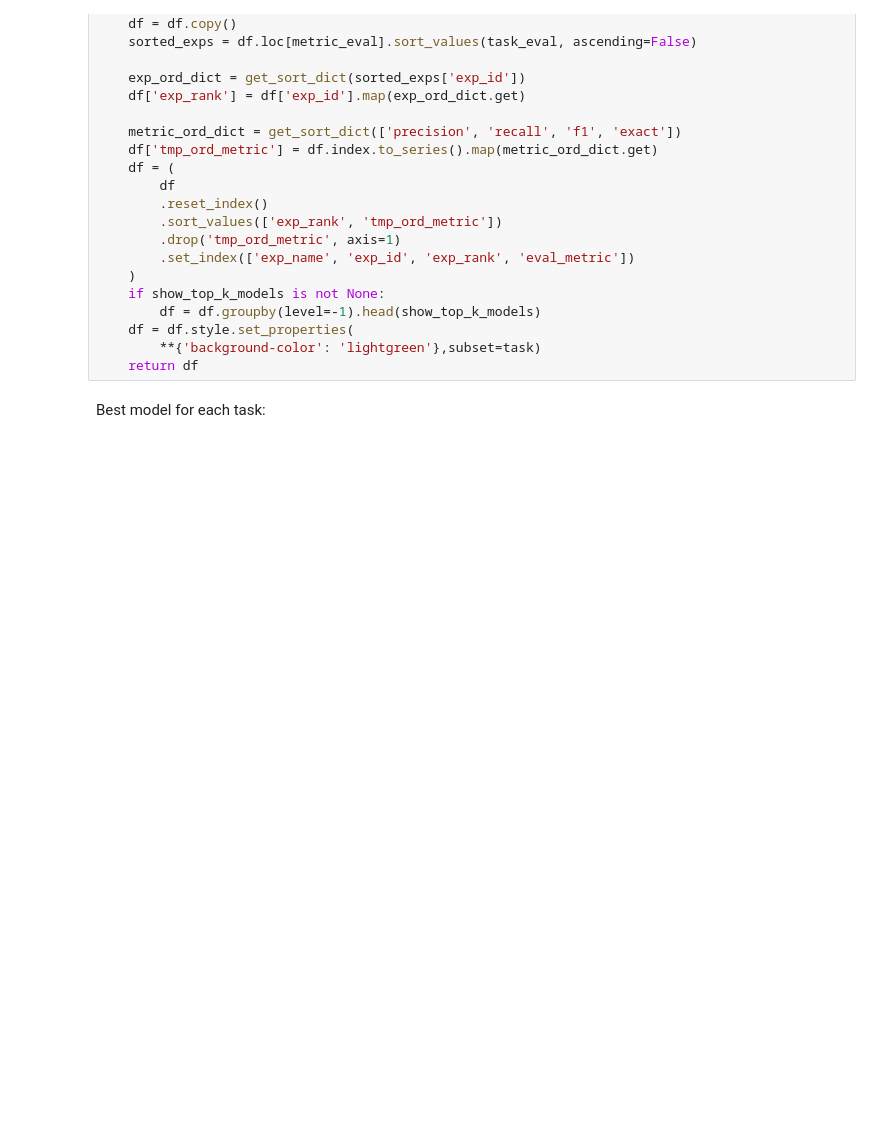
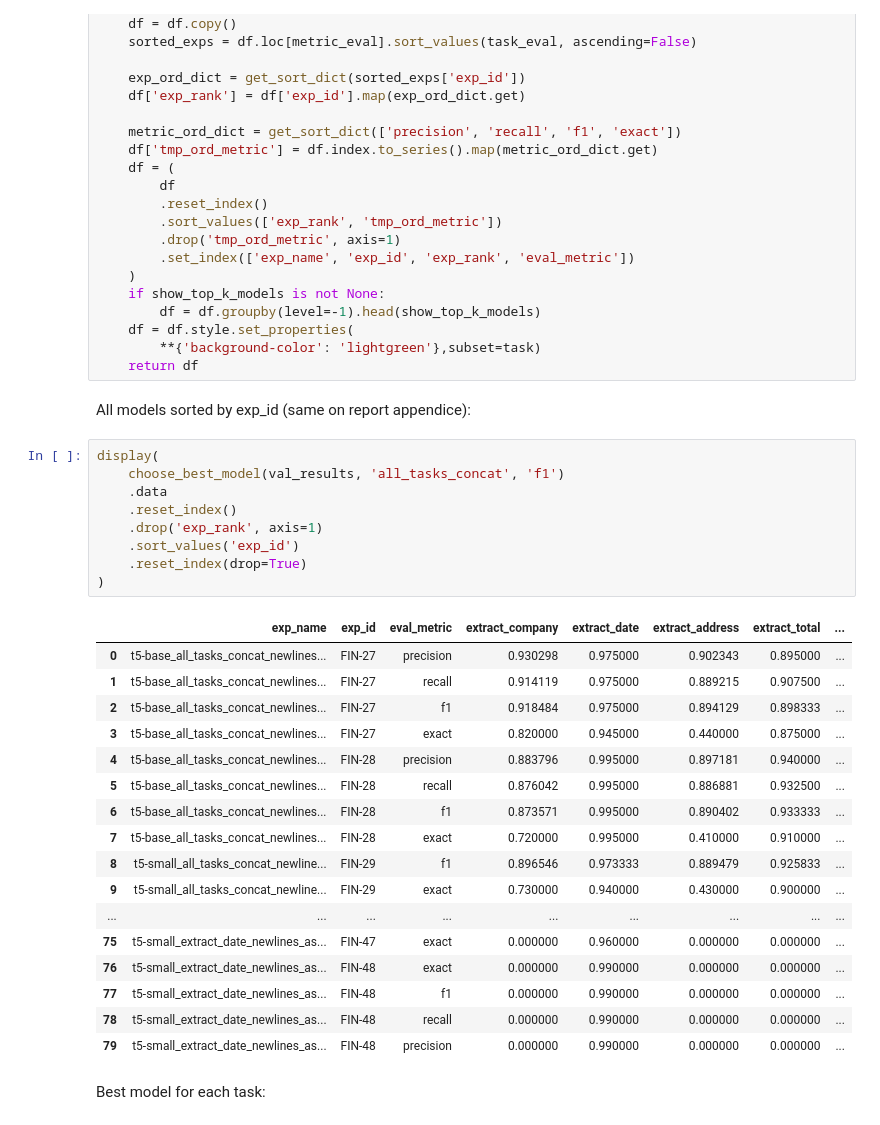
Before and after one commit to marcospiau/t5-deep-ocr-extractor, a Jupyter notebook: notebooks/select_best_sroie_checkpoints_t5_ocr_baseline_initial_finetune.ipynb, the cells around one changed output. Cells and saved outputs as stored; diff of their text form; blank space fills up the shorter version.

```diff
--- a/notebooks/select_best_sroie_checkpoints_t5_ocr_baseline_initial_finetune.ipynb
+++ b/notebooks/select_best_sroie_checkpoints_t5_ocr_baseline_initial_finetune.ipynb
@@ -263,6 +263,35 @@ def choose_best_model(df, task_eval, metric_eval, show_top_k_models=None):
     df = df.style.set_properties(
         **{'background-color': 'lightgreen'},subset=task)
     return df
+# %% [markdown]
+All models sorted by exp_id (same on report appendice):
+# %%
+display(
+    choose_best_model(val_results, 'all_tasks_concat', 'f1')
+    .data
+    .reset_index()
+    .drop('exp_rank', axis=1)
+    .sort_values('exp_id')
+    .reset_index(drop=True)
+)
+# %% [output]
+|  | exp_name | exp_id | eval_metric | extract_company | extract_date | extract_address | extract_total | ... |
+| 0 | t5-base_all_tasks_concat_newlines... | FIN-27 | precision | 0.930298 | 0.975000 | 0.902343 | 0.895000 | ... |
+| 1 | t5-base_all_tasks_concat_newlines... | FIN-27 | recall | 0.914119 | 0.975000 | 0.889215 | 0.907500 | ... |
+| 2 | t5-base_all_tasks_concat_newlines... | FIN-27 | f1 | 0.918484 | 0.975000 | 0.894129 | 0.898333 | ... |
+| 3 | t5-base_all_tasks_concat_newlines... | FIN-27 | exact | 0.820000 | 0.945000 | 0.440000 | 0.875000 | ... |
+| 4 | t5-base_all_tasks_concat_newlines... | FIN-28 | precision | 0.883796 | 0.995000 | 0.897181 | 0.940000 | ... |
+| 5 | t5-base_all_tasks_concat_newlines... | FIN-28 | recall | 0.876042 | 0.995000 | 0.886881 | 0.932500 | ... |
+| 6 | t5-base_all_tasks_concat_newlines... | FIN-28 | f1 | 0.873571 | 0.995000 | 0.890402 | 0.933333 | ... |
+| 7 | t5-base_all_tasks_concat_newlines... | FIN-28 | exact | 0.720000 | 0.995000 | 0.410000 | 0.910000 | ... |
+| 8 | t5-small_all_tasks_concat_newline... | FIN-29 | f1 | 0.896546 | 0.973333 | 0.889479 | 0.925833 | ... |
+| 9 | t5-small_all_tasks_concat_newline... | FIN-29 | exact | 0.730000 | 0.940000 | 0.430000 | 0.900000 | ... |
+| ... | ... | ... | ... | ... | ... | ... | ... | ... |
+| 75 | t5-small_extract_date_newlines_as... | FIN-47 | exact | 0.000000 | 0.960000 | 0.000000 | 0.000000 | ... |
+| 76 | t5-small_extract_date_newlines_as... | FIN-48 | exact | 0.000000 | 0.990000 | 0.000000 | 0.000000 | ... |
+| 77 | t5-small_extract_date_newlines_as... | FIN-48 | f1 | 0.000000 | 0.990000 | 0.000000 | 0.000000 | ... |
+| 78 | t5-small_extract_date_newlines_as... | FIN-48 | recall | 0.000000 | 0.990000 | 0.000000 | 0.000000 | ... |
+| 79 | t5-small_extract_date_newlines_as... | FIN-48 | precision | 0.000000 | 0.990000 | 0.000000 | 0.000000 | ... |
 # %% [markdown]
 Best model for each task:
 # %%
```
Also changed, not shown: parts of 4 cells of this notebook.
